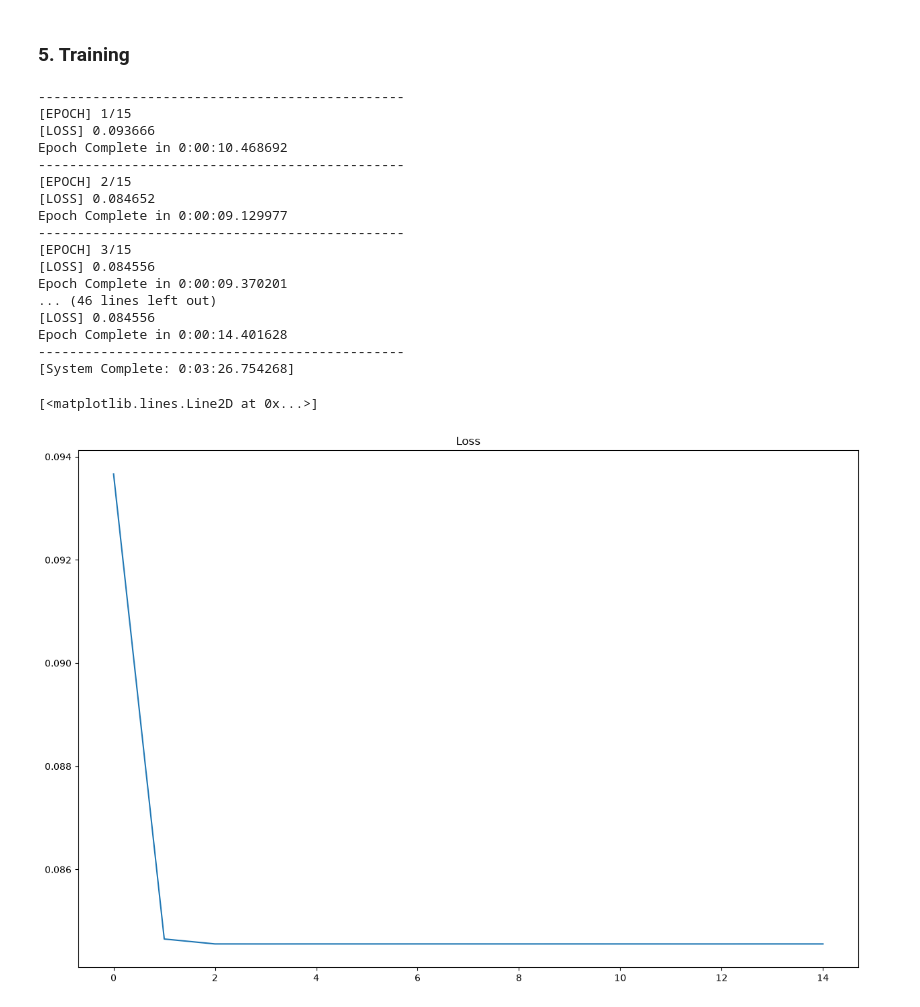
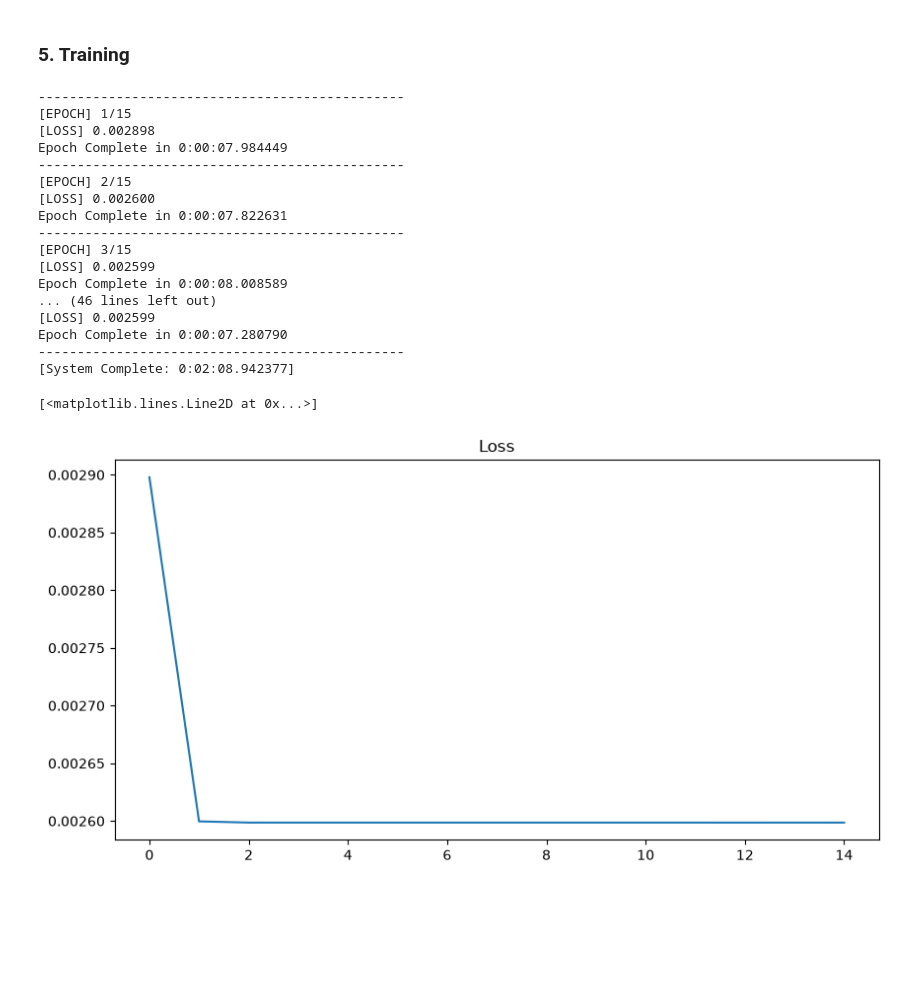
Before and after one commit to AidanShim/SCARAB, a Jupyter notebook: tutorial/MNIST/mnist_anomaly_detection.ipynb, the cells around one changed output. Cells and saved outputs as stored; diff of their text form; code cells hidden in the pictures; blank space fills up the shorter version.

```diff
--- a/tutorial/MNIST/mnist_anomaly_detection.ipynb
+++ b/tutorial/MNIST/mnist_anomaly_detection.ipynb
@@ -176,7 +176,7 @@ for epoch in range(epochs):
         loss.backward()
         optimizer.step()
         running_loss += loss.item()
-    epoch_loss = running_loss / len(train_)
+    epoch_loss = running_loss / len(train_tensor)
     metrics['train_loss'].append(epoch_loss)
     ep_end = time.time()
     print('-----------------------------------------------')
@@ -188,25 +188,25 @@ print('[System Complete: {}]'.format(timedelta(seconds=end-start)))
 # %% [output]
 -----------------------------------------------
 [EPOCH] 1/15
-[LOSS] 0.093666
-Epoch Complete in 0:00:10.468692
+[LOSS] 0.002898
+Epoch Complete in 0:00:07.984449
 -----------------------------------------------
 [EPOCH] 2/15
-[LOSS] 0.084652
-Epoch Complete in 0:00:09.129977
+[LOSS] 0.002600
+Epoch Complete in 0:00:07.822631
 -----------------------------------------------
 [EPOCH] 3/15
-[LOSS] 0.084556
-Epoch Complete in 0:00:09.370201
+[LOSS] 0.002599
+Epoch Complete in 0:00:08.008589
 ... (46 lines left out)
-[LOSS] 0.084556
-Epoch Complete in 0:00:14.401628
+[LOSS] 0.002599
+Epoch Complete in 0:00:07.280790
 -----------------------------------------------
-[System Complete: 0:03:26.754268]
+[System Complete: 0:02:08.942377]
 # %%
-_, ax = plt.subplots(1,1,figsize=(15,10))
+_, ax = plt.subplots(1,1,figsize=(10,5))
 ax.set_title('Loss')
 ax.plot(metrics['train_loss'])
 # %% [output]
 [<matplotlib.lines.Line2D at 0x...>]
-[figure, old version]
+[figure, new version]
```
Also changed, not shown: parts of 3 cells of this notebook, 1 other file.
